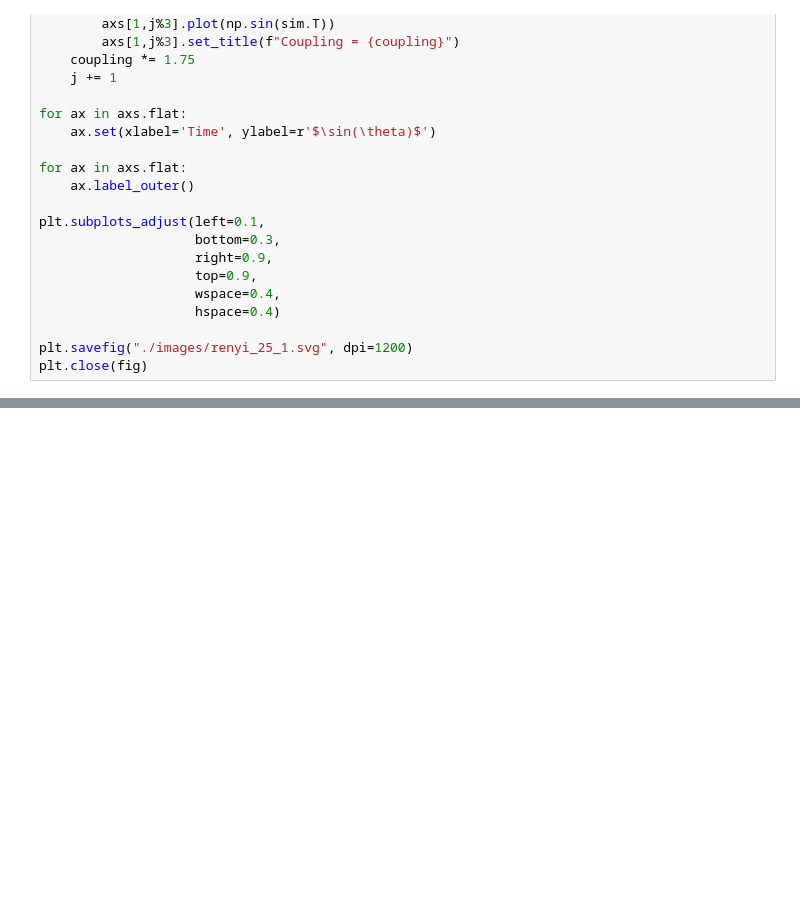
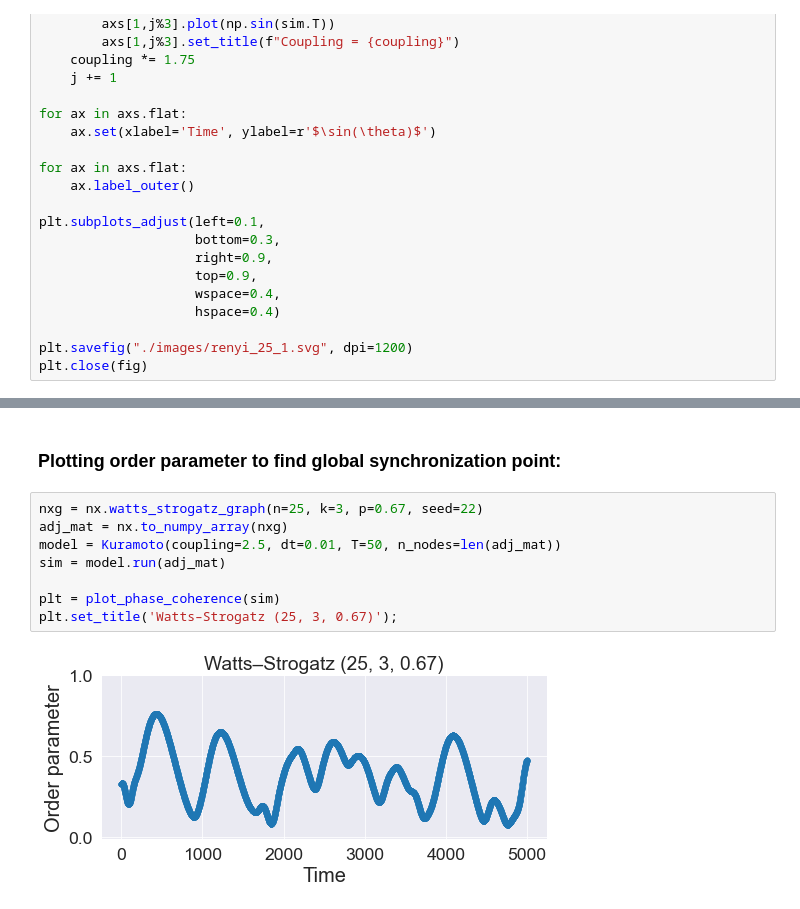
Before and after one commit to BryaneX455/reu2022, a Jupyter notebook: Kuramoto Model/kuramoto.ipynb, the cells around one changed output, grey strips where cells are left out. Saved outputs shown, nothing was run; the diff lists cells and outputs as text; blank space fills up the shorter version.

```diff
--- a/Kuramoto Model/kuramoto.ipynb
+++ b/Kuramoto Model/kuramoto.ipynb
@@ -106,0 +127,12 @@ plt.close(fig)
+# %% [markdown]
+### Plotting order parameter to find global synchronization point:
+# %%
+nxg = nx.watts_strogatz_graph(n=25, k=3, p=0.67, seed=22)
+adj_mat = nx.to_numpy_array(nxg)
+model = Kuramoto(coupling=2.5, dt=0.01, T=50, n_nodes=len(adj_mat))
+sim = model.run(adj_mat)
+
+plt = plot_phase_coherence(sim)
+plt.set_title('Watts–Strogatz (25, 3, 0.67)');
+# %% [output]
+[figure, added]
```
Also changed, not shown: parts of 8 cells of this notebook, 2 other files.
